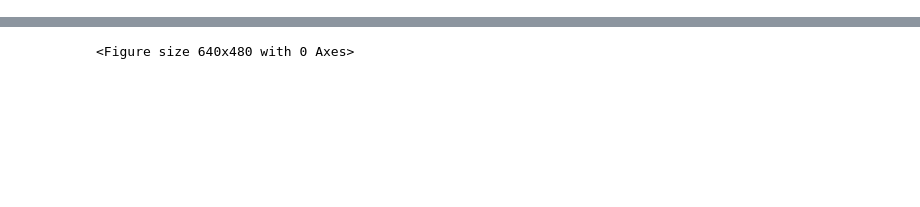
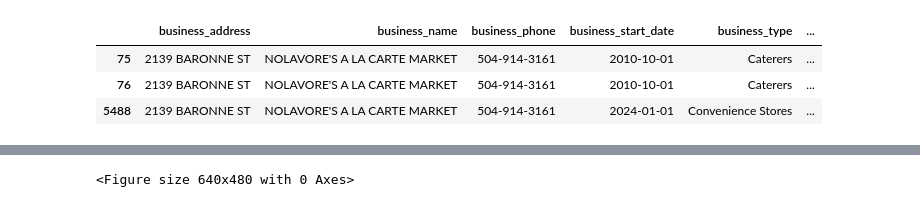
Before and after one commit to HCBrooks-lab/nola_occ_lic25, a Jupyter notebook: nola_occ_lic_analysis.ipynb, the cells around one changed output, grey strips where cells are left out. Cells and saved outputs as stored; diff of their text form; code cells hidden in the pictures; blank space fills up the shorter version.

```diff
--- a/nola_occ_lic_analysis.ipynb
+++ b/nola_occ_lic_analysis.ipynb
@@ -17,0 +48,3 @@ df.head()
+# %%
+df.columns = df.columns.str.strip().str.lower().str.replace(' ', '_')
+df.columns
@@ -17,0 +107,7 @@ df.head()
+# %%
+df[df['business_name'] == "NOLAVORE'S A LA CARTE MARKET"]
+# %% [output]
+|  | business_address | business_name | business_phone | business_start_date | business_type | ... |
+| 75 | 2139 BARONNE ST | NOLAVORE'S A LA CARTE MARKET | 504-914-3161 | 2010-10-01 | Caterers | ... |
+| 76 | 2139 BARONNE ST | NOLAVORE'S A LA CARTE MARKET | 504-914-3161 | 2010-10-01 | Caterers | ... |
+| 5488 | 2139 BARONNE ST | NOLAVORE'S A LA CARTE MARKET | 504-914-3161 | 2024-01-01 | Convenience Stores | ... |
```
Also changed, not shown: parts of 25 cells of this notebook.
